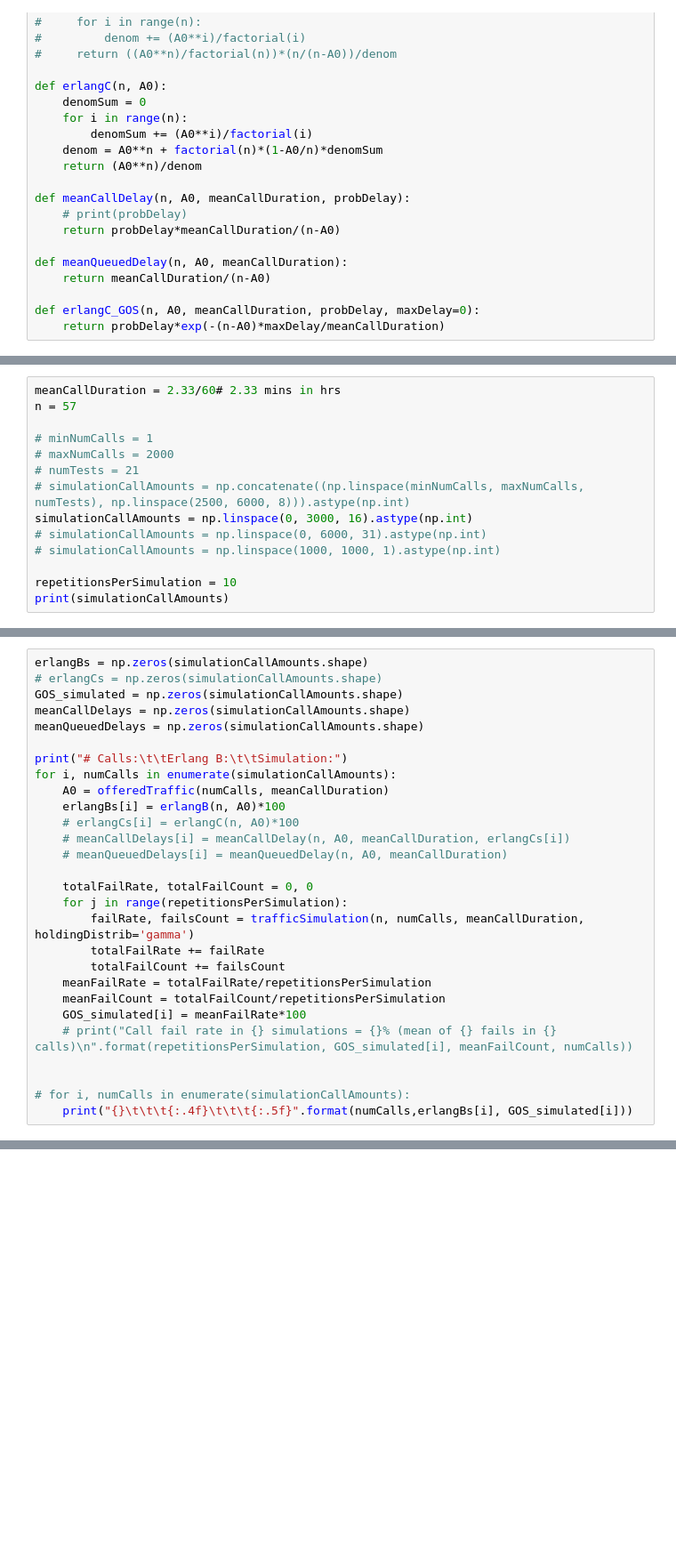
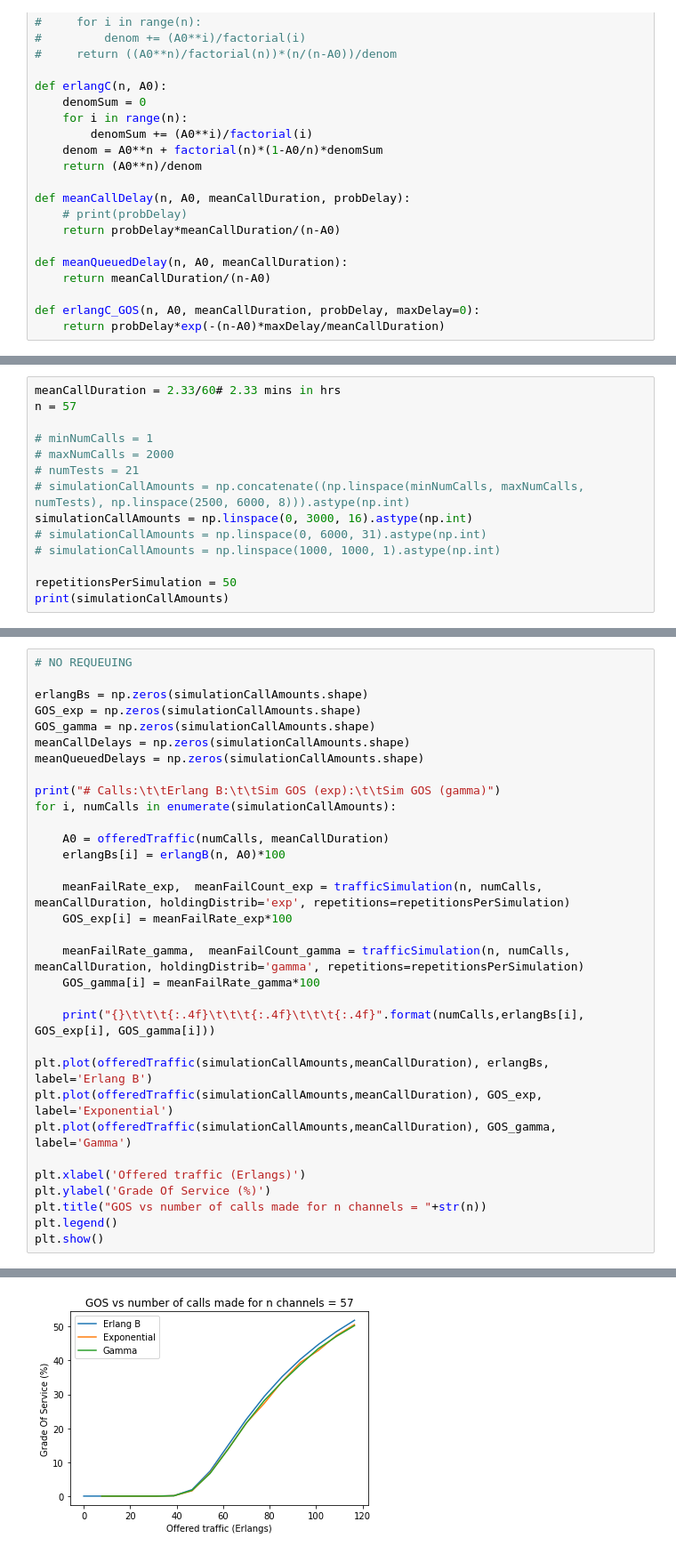
Before and after one commit to Paul-Kielty/Erlang_accuracy_MonteCarlo_simulations, a Jupyter notebook: erlang_b.ipynb, the cells around one changed output, grey strips where cells are left out. Shown at 89% size. Saved outputs shown, nothing was run; the diff lists cells and outputs as text; blank space fills up the shorter version.

Commit message:
Reorganised simulation loops

```diff
--- a/erlang_b.ipynb
+++ b/erlang_b.ipynb
@@ -103,5 +110,5 @@ simulationCallAmounts = np.linspace(0, 3000, 16).astype(np.int)
 # simulationCallAmounts = np.linspace(0, 6000, 31).astype(np.int)
 # simulationCallAmounts = np.linspace(1000, 1000, 1).astype(np.int)
 
-repetitionsPerSimulation = 10
+repetitionsPerSimulation = 50
 print(simulationCallAmounts)
@@ -108,28 +118,33 @@ print(simulationCallAmounts)
 # %%
+# NO REQUEUING
+
 erlangBs = np.zeros(simulationCallAmounts.shape)
-# erlangCs = np.zeros(simulationCallAmounts.shape)
-GOS_simulated = np.zeros(simulationCallAmounts.shape)
+GOS_exp = np.zeros(simulationCallAmounts.shape)
+GOS_gamma = np.zeros(simulationCallAmounts.shape)
 meanCallDelays = np.zeros(simulationCallAmounts.shape)
 meanQueuedDelays = np.zeros(simulationCallAmounts.shape)
 
-print("# Calls:\t\tErlang B:\t\tSimulation:")
+print("# Calls:\t\tErlang B:\t\tSim GOS (exp):\t\tSim GOS (gamma)")
 for i, numCalls in enumerate(simulationCallAmounts):
+
     A0 = offeredTraffic(numCalls, meanCallDuration)
     erlangBs[i] = erlangB(n, A0)*100
-    # erlangCs[i] = erlangC(n, A0)*100
-    # meanCallDelays[i] = meanCallDelay(n, A0, meanCallDuration, erlangCs[i])
-    # meanQueuedDelays[i] = meanQueuedDelay(n, A0, meanCallDuration)
 
-    totalFailRate, totalFailCount = 0, 0
-    for j in range(repetitionsPerSimulation):
-        failRate, failsCount = trafficSimulation(n, numCalls, meanCallDuration, holdingDistrib='gamma')
-        totalFailRate += failRate
-        totalFailCount += failsCount
-    meanFailRate = totalFailRate/repetitionsPerSimulation
-    meanFailCount = totalFailCount/repetitionsPerSimulation
-    GOS_simulated[i] = meanFailRate*100
-    # print("Call fail rate in {} simulations = {}% (mean of {} fails in {} calls)\n".format(repetitionsPerSimulation, GOS_simulated[i], meanFailCount, numCalls))
+    meanFailRate_exp,  meanFailCount_exp = trafficSimulation(n, numCalls, meanCallDuration, holdingDistrib='exp', repetitions=repetitionsPerSimulation)
+    GOS_exp[i] = meanFailRate_exp*100
 
+    meanFailRate_gamma,  meanFailCount_gamma = trafficSimulation(n, numCalls, meanCallDuration, holdingDistrib='gamma', repetitions=repetitionsPerSimulation)
+    GOS_gamma[i] = meanFailRate_gamma*100
 
-# for i, numCalls in enumerate(simulationCallAmounts):
-    print("{}\t\t\t{:.4f}\t\t\t{:.5f}".format(numCalls,erlangBs[i], GOS_simulated[i]))
+    print("{}\t\t\t{:.4f}\t\t\t{:.4f}\t\t\t{:.4f}".format(numCalls,erlangBs[i], GOS_exp[i], GOS_gamma[i]))
+
+plt.plot(offeredTraffic(simulationCallAmounts,meanCallDuration), erlangBs, label='Erlang B')
+plt.plot(offeredTraffic(simulationCallAmounts,meanCallDuration), GOS_exp, label='Exponential')
+plt.plot(offeredTraffic(simulationCallAmounts,meanCallDuration), GOS_gamma, label='Gamma')
+
+plt.xlabel('Offered traffic (Erlangs)')
+plt.ylabel('Grade Of Service (%)')
+plt.title("GOS vs number of calls made for n channels = "+str(n))
+plt.legend()
+plt.show()
+# %% [output]
@@ -135,0 +168 @@ for i, numCalls in enumerate(simulationCallAmounts):
+[figure, added]
```
Also changed, not shown: parts of 6 cells of this notebook.
